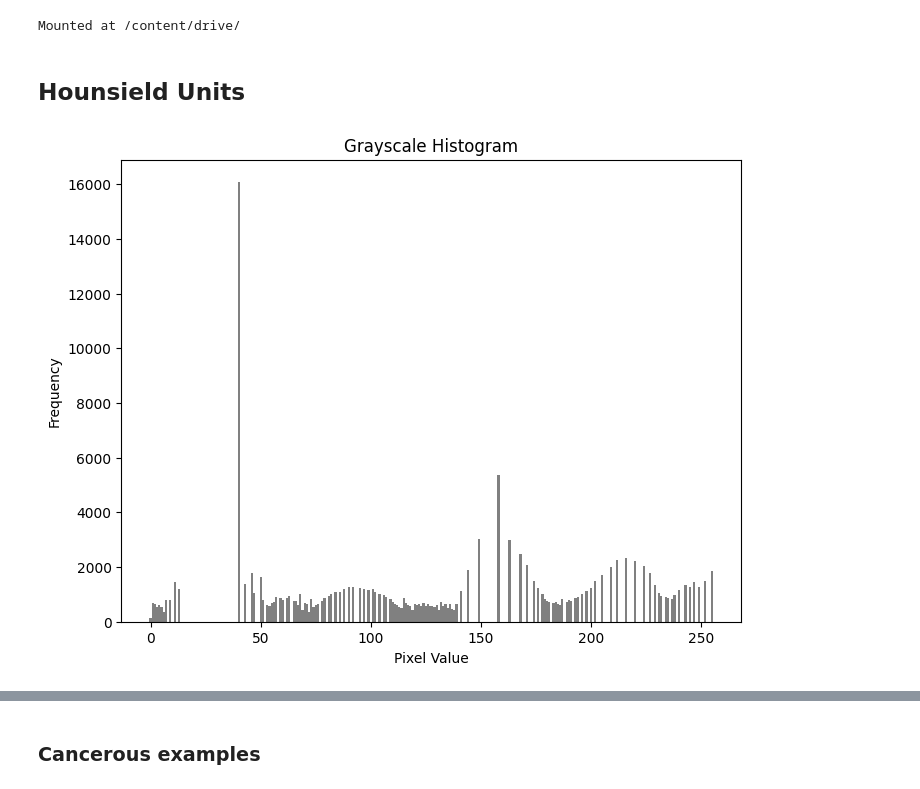
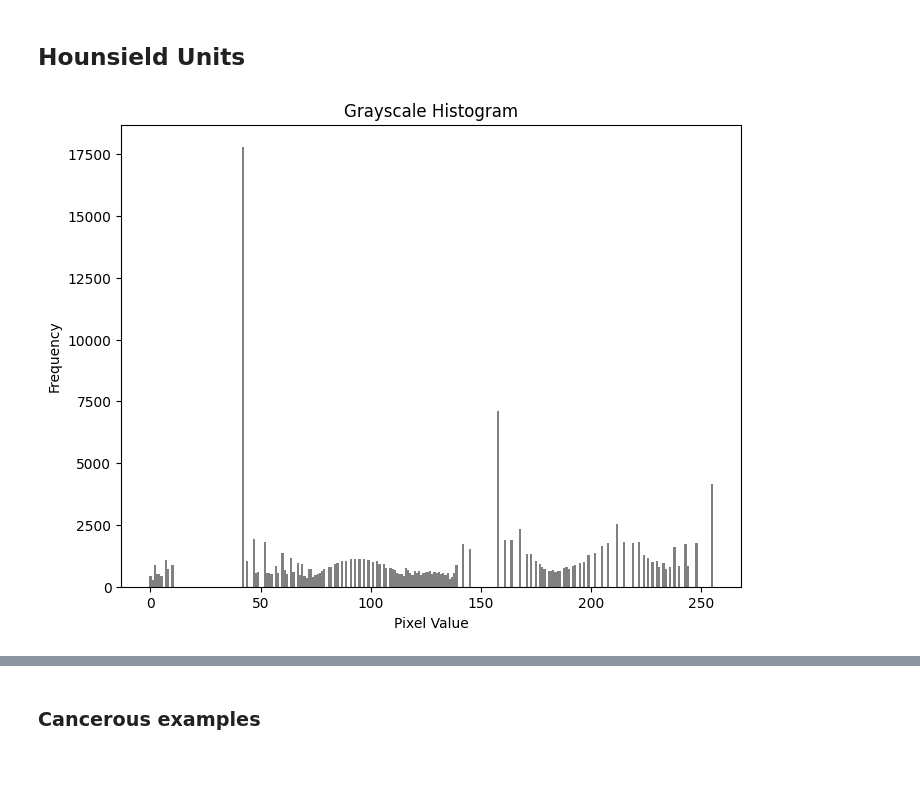
Before and after one commit to zacharyzimm/mids-281-final-project, a Jupyter notebook: FeatureExtractionDeepDive.ipynb, the cells around one changed output, grey strips where cells are left out. Cells and saved outputs as stored; diff of their text form; code cells hidden in the pictures.

```diff
--- a/FeatureExtractionDeepDive.ipynb
+++ b/FeatureExtractionDeepDive.ipynb
@@ -4,11 +4,6 @@ import matplotlib.pyplot as plt
 import cv2
 
 from utils import *
-# %%
-from google.colab import drive
-drive.mount('/content/drive/', force_remount=True)
-# %% [output]
-Mounted at /content/drive/
 # %% [markdown]
 ## Hounsield Units
 # %%
@@ -29,19 +24,19 @@ def show_slice_window(slice, level, window):
    ax[1].imshow(thresh_gray, cmap='gray', vmin=0, vmax=255)
    return thresh_gray
 # %%
-img_N = cv2.imread("/content/drive/MyDrive/W281/FinalProject/Data_Resized/train/normal/n9.jpg", cv2.IMREAD_GRAYSCALE)
+img_N = cv2.imread("../Data/train/normal/n9.jpg", cv2.IMREAD_GRAYSCALE)
 img_N = cv2.equalizeHist(img_N)
 
 # Calculate the histogram
 hist, bins = np.histogram(img_N.flatten(), 256, [0, 256])
 
 # Plot the histogram
 plt.figure(figsize=(8, 6))
 plt.bar(bins[:-1], hist, width=1, color='gray')
 plt.title("Grayscale Histogram")
 plt.xlabel("Pixel Value")
 plt.ylabel("Frequency")
 plt.show()
 # %% [output]
-[figure, old version]
+[figure, new version]
 # %%
```
Also changed, not shown: parts of 7 cells of this notebook, 4 other files.
